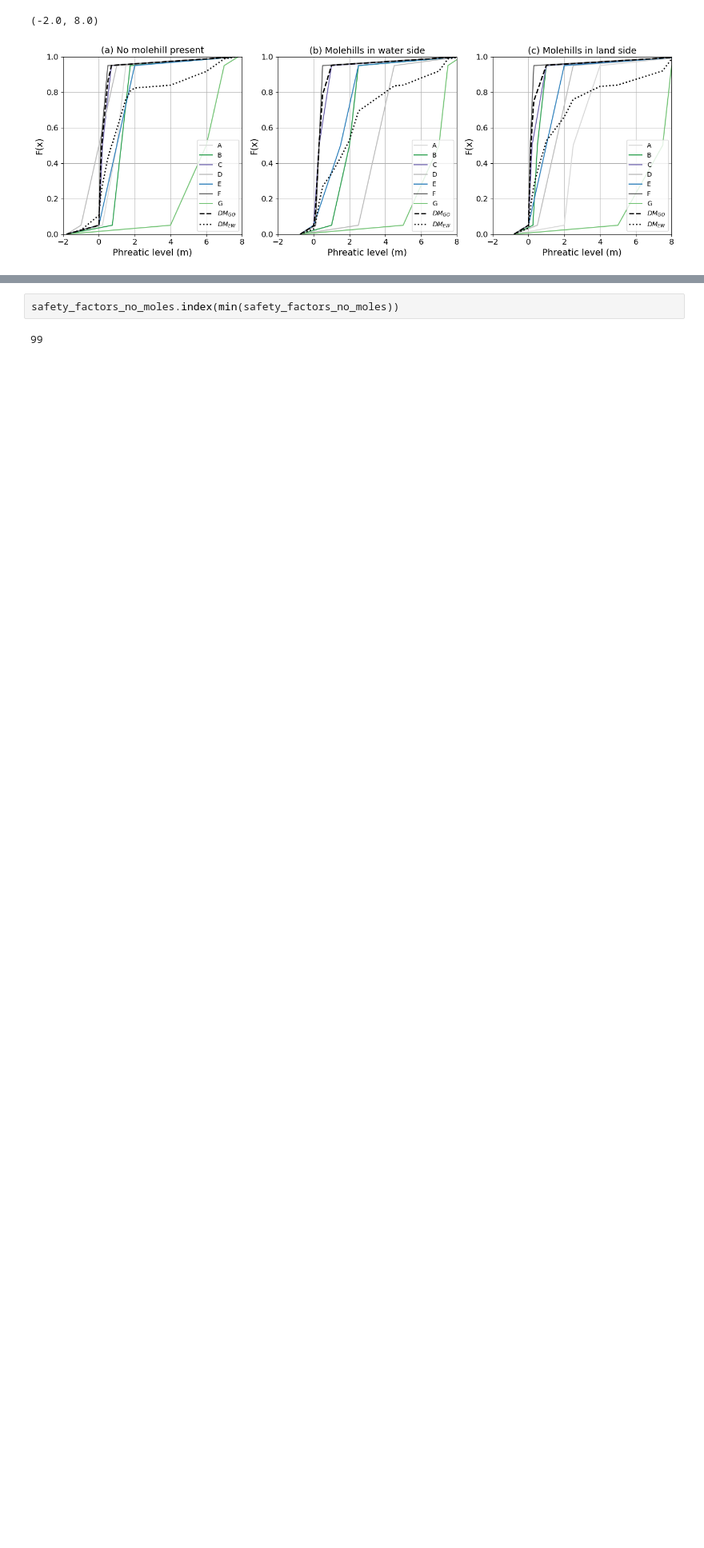
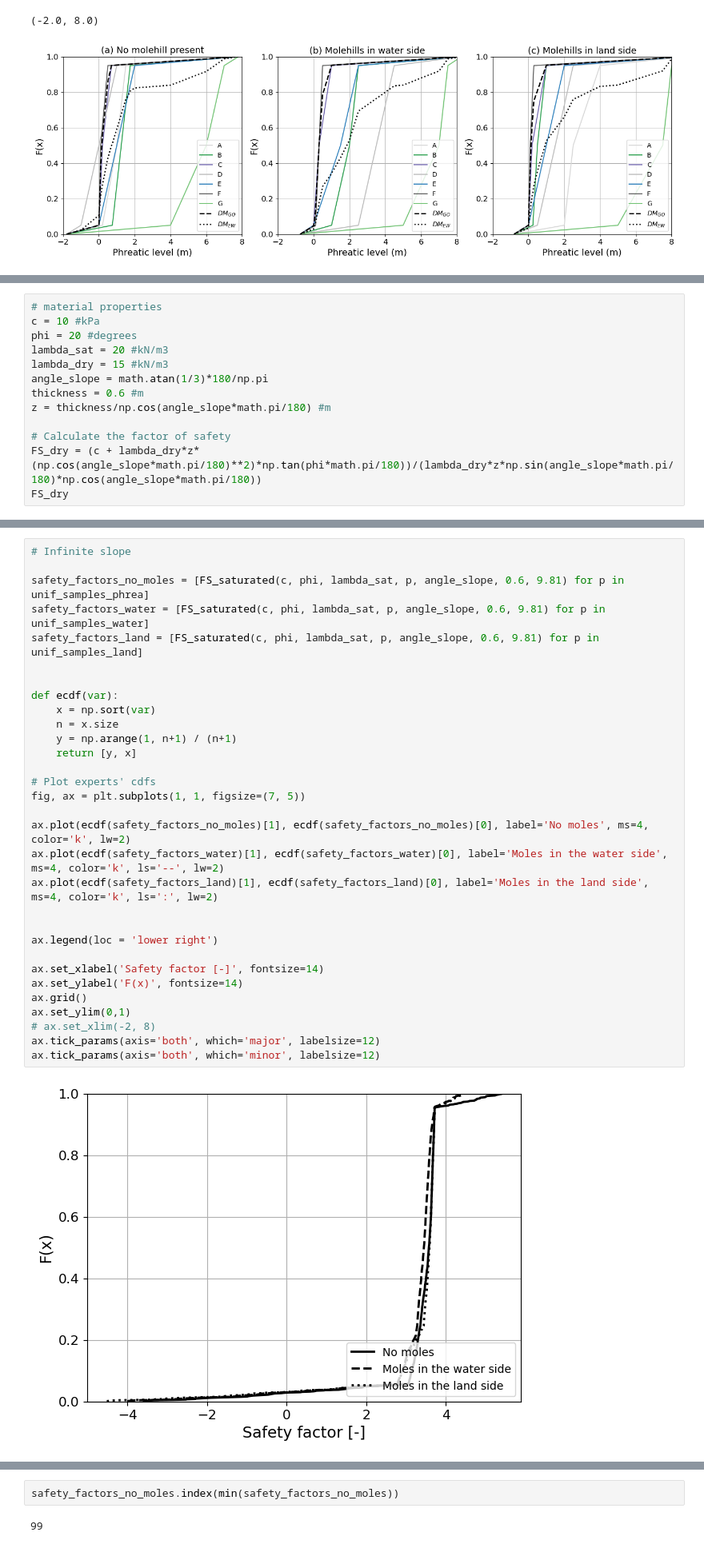
Before and after one commit to patmanas/burros, a Jupyter notebook: analysis_micro.ipynb, the cells around one changed output, grey strips where cells are left out. Shown at 80% size. Drawn from its saved outputs; the diff is of its cells as text; blank space fills up the shorter version.

```diff
--- a/analysis_micro.ipynb
+++ b/analysis_micro.ipynb
@@ -294,0 +295,13 @@ ax[2].set_xlim(-2, 8)
+# %%
+# material properties
+c = 10 #kPa
+phi = 20 #degrees
+lambda_sat = 20 #kN/m3
+lambda_dry = 15 #kN/m3
+angle_slope = math.atan(1/3)*180/np.pi
+thickness = 0.6 #m
+z = thickness/np.cos(angle_slope*math.pi/180) #m
+
+# Calculate the factor of safety
+FS_dry = (c + lambda_dry*z*(np.cos(angle_slope*math.pi/180)**2)*np.tan(phi*math.pi/180))/(lambda_dry*z*np.sin(angle_slope*math.pi/180)*np.cos(angle_slope*math.pi/180))
+FS_dry
@@ -294,0 +342,33 @@ ax[2].set_xlim(-2, 8)
+# %%
+# Infinite slope
+
+safety_factors_no_moles = [FS_saturated(c, phi, lambda_sat, p, angle_slope, 0.6, 9.81) for p in unif_samples_phrea]
+safety_factors_water = [FS_saturated(c, phi, lambda_sat, p, angle_slope, 0.6, 9.81) for p in unif_samples_water]
+safety_factors_land = [FS_saturated(c, phi, lambda_sat, p, angle_slope, 0.6, 9.81) for p in unif_samples_land]
+
+
+def ecdf(var):
+    x = np.sort(var)
+    n = x.size
+    y = np.arange(1, n+1) / (n+1)
+    return [y, x]
+
+# Plot experts' cdfs
+fig, ax = plt.subplots(1, 1, figsize=(7, 5))
+
+ax.plot(ecdf(safety_factors_no_moles)[1], ecdf(safety_factors_no_moles)[0], label='No moles', ms=4, color='k', lw=2)
+ax.plot(ecdf(safety_factors_water)[1], ecdf(safety_factors_water)[0], label='Moles in the water side', ms=4, color='k', ls='--', lw=2)
+ax.plot(ecdf(safety_factors_land)[1], ecdf(safety_factors_land)[0], label='Moles in the land side', ms=4, color='k', ls=':', lw=2)
+
+
+ax.legend(loc = 'lower right')
+
+ax.set_xlabel('Safety factor [-]', fontsize=14)
+ax.set_ylabel('F(x)', fontsize=14)
+ax.grid()
+ax.set_ylim(0,1)
+# ax.set_xlim(-2, 8)
+ax.tick_params(axis='both', which='major', labelsize=12)
+ax.tick_params(axis='both', which='minor', labelsize=12)
+# %% [output]
+[figure, added]
```
Also changed, not shown: parts of 7 cells of this notebook.
